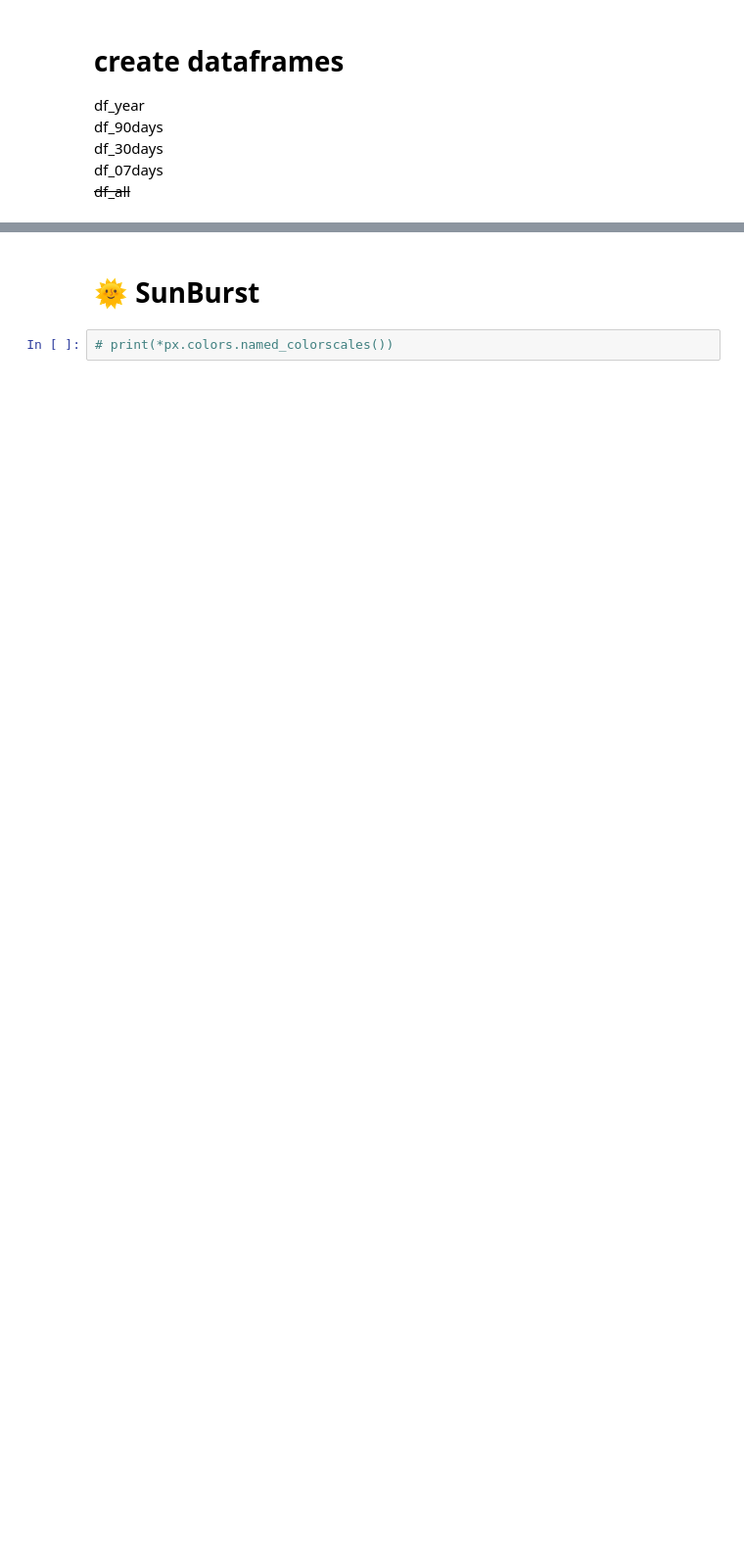
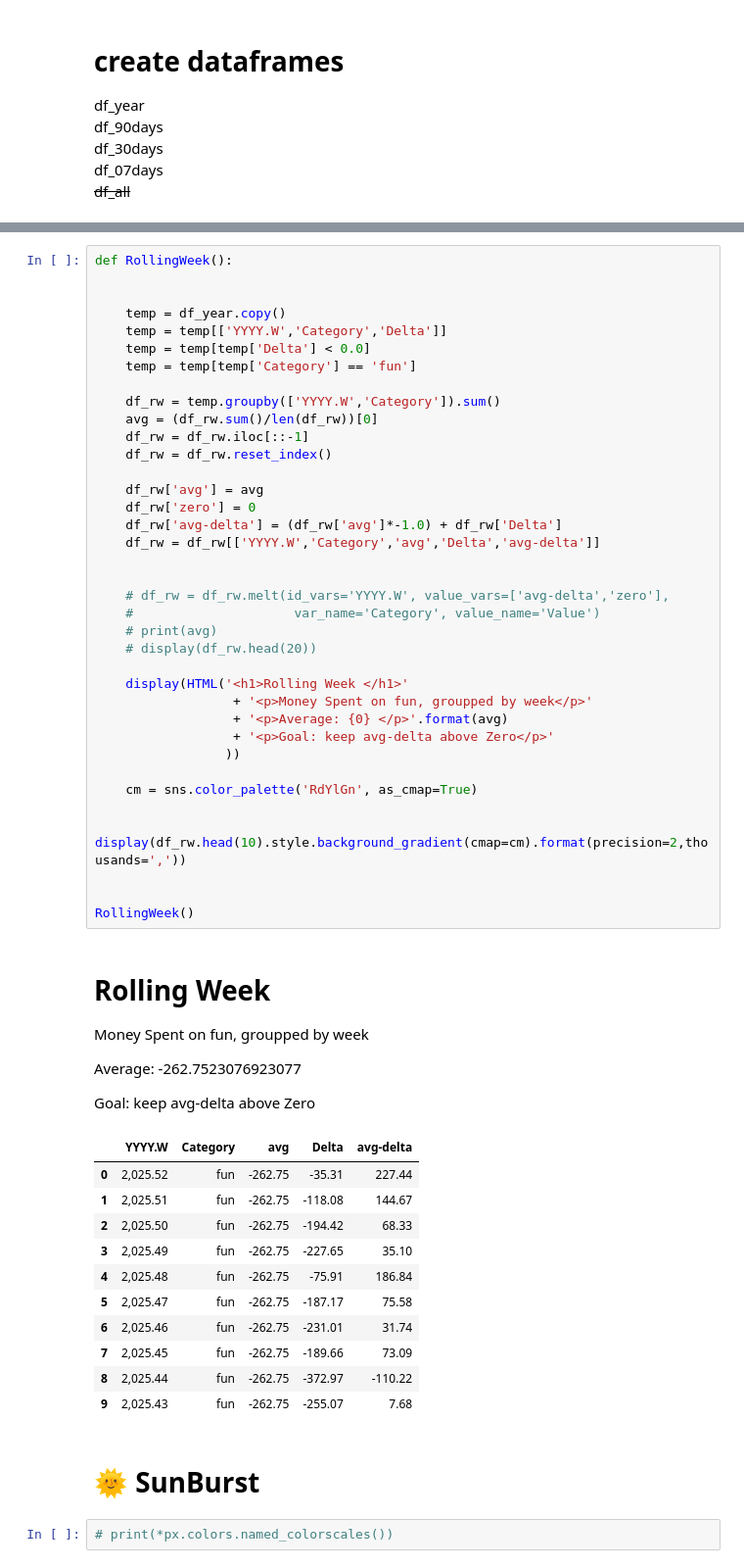
Before and after one commit to jgarza9788/personal_financial_report-public_version-, a Jupyter notebook: main.ipynb, the cells around one changed output, grey strips where cells are left out. Shown at 98% size. Saved outputs shown, nothing was run; the diff lists cells and outputs as text; blank space fills up the shorter version.

```diff
--- a/main.ipynb
+++ b/main.ipynb
@@ -112,3 +117,56 @@ Date Range
+# %%
+def RollingWeek():
+
+
+    temp = df_year.copy()
+    temp = temp[['YYYY.W','Category','Delta']]
+    temp = temp[temp['Delta'] < 0.0]
+    temp = temp[temp['Category'] == 'fun']
+
+    df_rw = temp.groupby(['YYYY.W','Category']).sum()
+    avg = (df_rw.sum()/len(df_rw))[0]
+    df_rw = df_rw.iloc[::-1]
+    df_rw = df_rw.reset_index()
+
+    df_rw['avg'] = avg
+    df_rw['zero'] = 0
+    df_rw['avg-delta'] = (df_rw['avg']*-1.0) + df_rw['Delta']
+    df_rw = df_rw[['YYYY.W','Category','avg','Delta','avg-delta']]
+
+
+    # df_rw = df_rw.melt(id_vars='YYYY.W', value_vars=['avg-delta','zero'],
+    #                     var_name='Category', value_name='Value')
+    # print(avg)
+    # display(df_rw.head(20))
+
+    display(HTML('<h1>Rolling Week </h1>'
+                  + '<p>Money Spent on fun, groupped by week</p>'
+                  + '<p>Average: {0} </p>'.format(avg)
+                  + '<p>Goal: keep avg-delta above Zero</p>'
+                 ))
+
+    cm = sns.color_palette('RdYlGn', as_cmap=True)
+
+    display(df_rw.head(10).style.background_gradient(cmap=cm).format(precision=2,thousands=','))
+
+
+RollingWeek()
+# %% [output]
+Rolling Week
+Money Spent on fun, groupped by week
+Average: -262.7523076923077
+Goal: keep avg-delta above Zero
+|  | YYYY.W | Category | avg | Delta | avg-delta |
+| 0 | 2,025.52 | fun | -262.75 | -35.31 | 227.44 |
+| 1 | 2,025.51 | fun | -262.75 | -118.08 | 144.67 |
+| 2 | 2,025.50 | fun | -262.75 | -194.42 | 68.33 |
+| 3 | 2,025.49 | fun | -262.75 | -227.65 | 35.10 |
+| 4 | 2,025.48 | fun | -262.75 | -75.91 | 186.84 |
+| 5 | 2,025.47 | fun | -262.75 | -187.17 | 75.58 |
+| 6 | 2,025.46 | fun | -262.75 | -231.01 | 31.74 |
+| 7 | 2,025.45 | fun | -262.75 | -189.66 | 73.09 |
+| 8 | 2,025.44 | fun | -262.75 | -372.97 | -110.22 |
+| 9 | 2,025.43 | fun | -262.75 | -255.07 | 7.68 |
 # %% [markdown]
 # 🌞 SunBurst
 # %%
```
Also changed, not shown: parts of 26 cells of this notebook, 1 other file.
